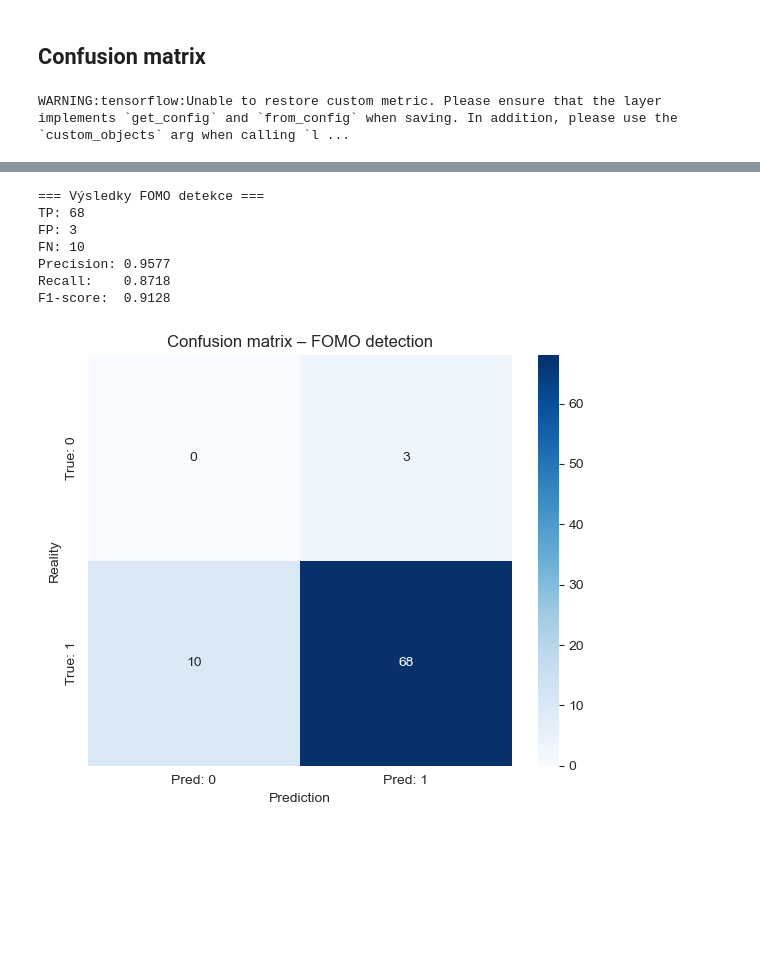
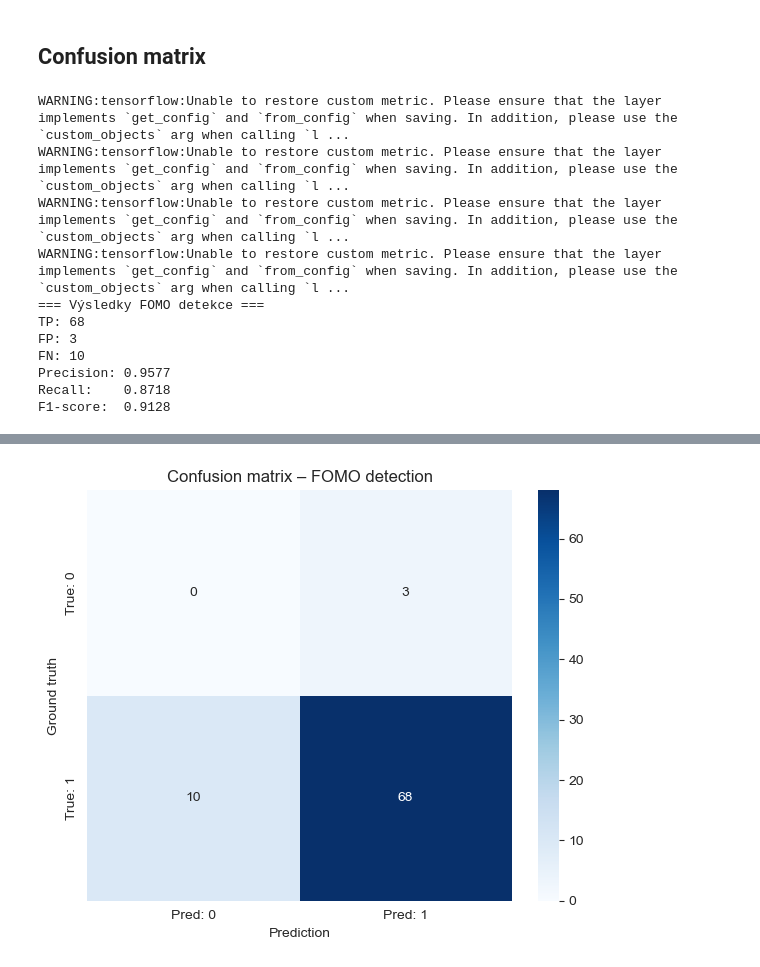
Before and after one commit to Nowis75/Optimization-of-the-FOMO-model-for-microcontrollers, a Jupyter notebook: Python-model/main.ipynb, the cells around one changed output, grey strips where cells are left out. Saved outputs shown, nothing was run; the diff lists cells and outputs as text; code cells hidden in the pictures; blank space fills up the shorter version.

Commit message:
Update main.ipynb with new graphs with metrcs.

```diff
--- a/Python-model/main.ipynb
+++ b/Python-model/main.ipynb
@@ -996,9 +992,19 @@ sns.heatmap(cm, annot=True, fmt='d', cmap='Blues',
             xticklabels=["Pred: 0", "Pred: 1"],
             yticklabels=["True: 0", "True: 1"])
 plt.xlabel("Prediction")
-plt.ylabel("Reality")
+plt.ylabel("Ground truth")
 plt.title("Confusion matrix – FOMO detection")
 plt.tight_layout()
 plt.show()
 # %% [output]
 WARNING:tensorflow:Unable to restore custom metric. Please ensure that the layer implements `get_config` and `from_config` when saving. In addition, please use the `custom_objects` arg when calling `l ...
+WARNING:tensorflow:Unable to restore custom metric. Please ensure that the layer implements `get_config` and `from_config` when saving. In addition, please use the `custom_objects` arg when calling `l ...
+WARNING:tensorflow:Unable to restore custom metric. Please ensure that the layer implements `get_config` and `from_config` when saving. In addition, please use the `custom_objects` arg when calling `l ...
+WARNING:tensorflow:Unable to restore custom metric. Please ensure that the layer implements `get_config` and `from_config` when saving. In addition, please use the `custom_objects` arg when calling `l ...
+=== Výsledky FOMO detekce ===
+TP: 68
+FP: 3
+FN: 10
+Precision: 0.9577
+Recall:    0.8718
+F1-score:  0.9128
@@ -1012,8 +1011 @@ WARNING:tensorflow:Unable to restore custom metric. Please ensure that the layer
-=== Výsledky FOMO detekce ===
-TP: 68
-FP: 3
-FN: 10
-Precision: 0.9577
-Recall:    0.8718
-F1-score:  0.9128
-[figure, old version]
+[figure, new version]
```
Also changed, not shown: parts of 3 cells of this notebook.
